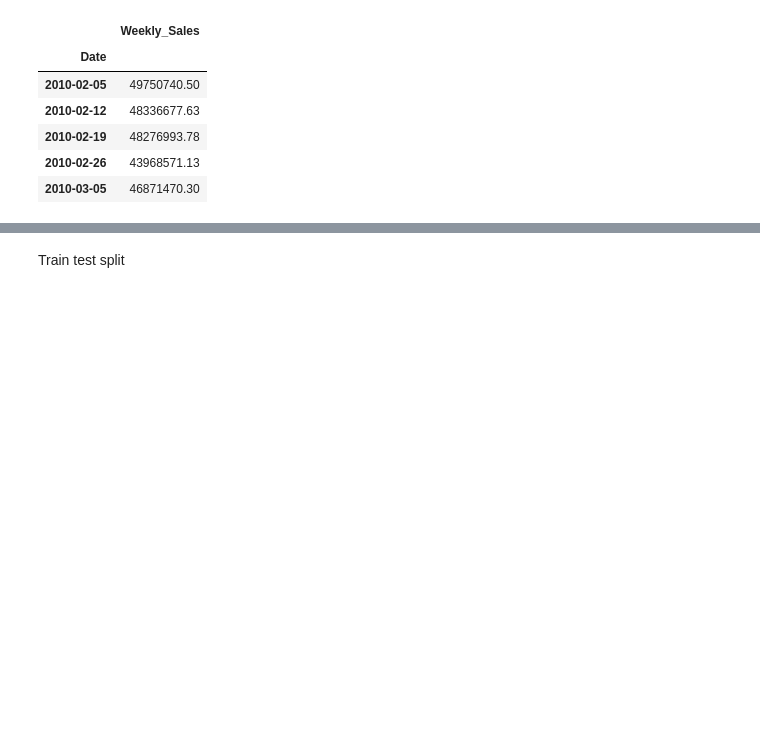
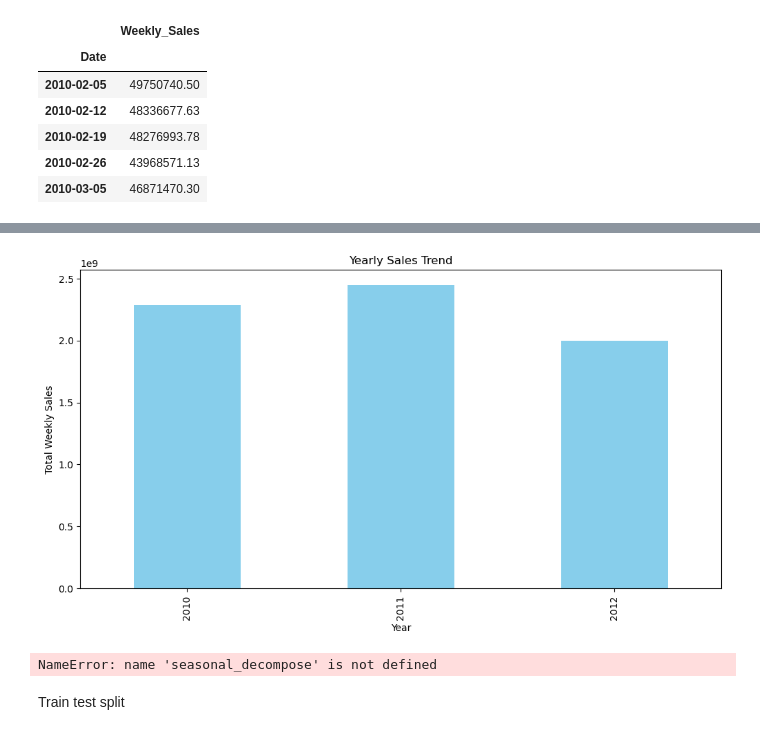
Before and after one commit to BhargavaaPenz/Walmart-Sales, a Jupyter notebook: Walmart_sales.ipynb, the cells around one changed output, grey strips where cells are left out. Cells and saved outputs as stored; diff of their text form; code cells hidden in the pictures; blank space fills up the shorter version.

```diff
--- a/Walmart_sales.ipynb
+++ b/Walmart_sales.ipynb
@@ -39,0 +63,11 @@ data.head()
+# %%
+data['Year'] = data.index.year
+yearly_sales = data.groupby('Year')['Weekly_Sales'].sum()
+plt.figure(figsize=(12, 6))
+yearly_sales.plot(kind='bar', color='skyblue')
+plt.title('Yearly Sales Trend')
+plt.xlabel('Year')
+plt.ylabel('Total Weekly Sales')
+plt.show()
+# %% [output]
+[figure, added]
@@ -40,3 +77,23 @@ data.head()
+# %%
+decomposition = seasonal_decompose(data['Weekly_Sales'], model='additive', period=52)
+plt.figure(figsize=(12, 8))
+plt.subplot(4, 1, 1)
+plt.plot(decomposition.trend, label='Trend')
+plt.legend()
+plt.subplot(4, 1, 2)
+plt.plot(decomposition.seasonal, label='Seasonality')
+plt.legend()
+plt.subplot(4, 1, 3)
+plt.plot(decomposition.resid, label='Residuals')
+plt.legend()
+plt.subplot(4, 1, 4)
+plt.plot(data['Weekly_Sales'], label='Original')
+plt.legend()
+plt.suptitle('Seasonal Decomposition of Weekly Sales')
+plt.tight_layout()
+plt.show()
+# %% [output]
+NameError: name 'seasonal_decompose' is not defined
 # %% [markdown]
 Train test split
 # %%
```
Also changed, not shown: parts of 5 cells of this notebook.
